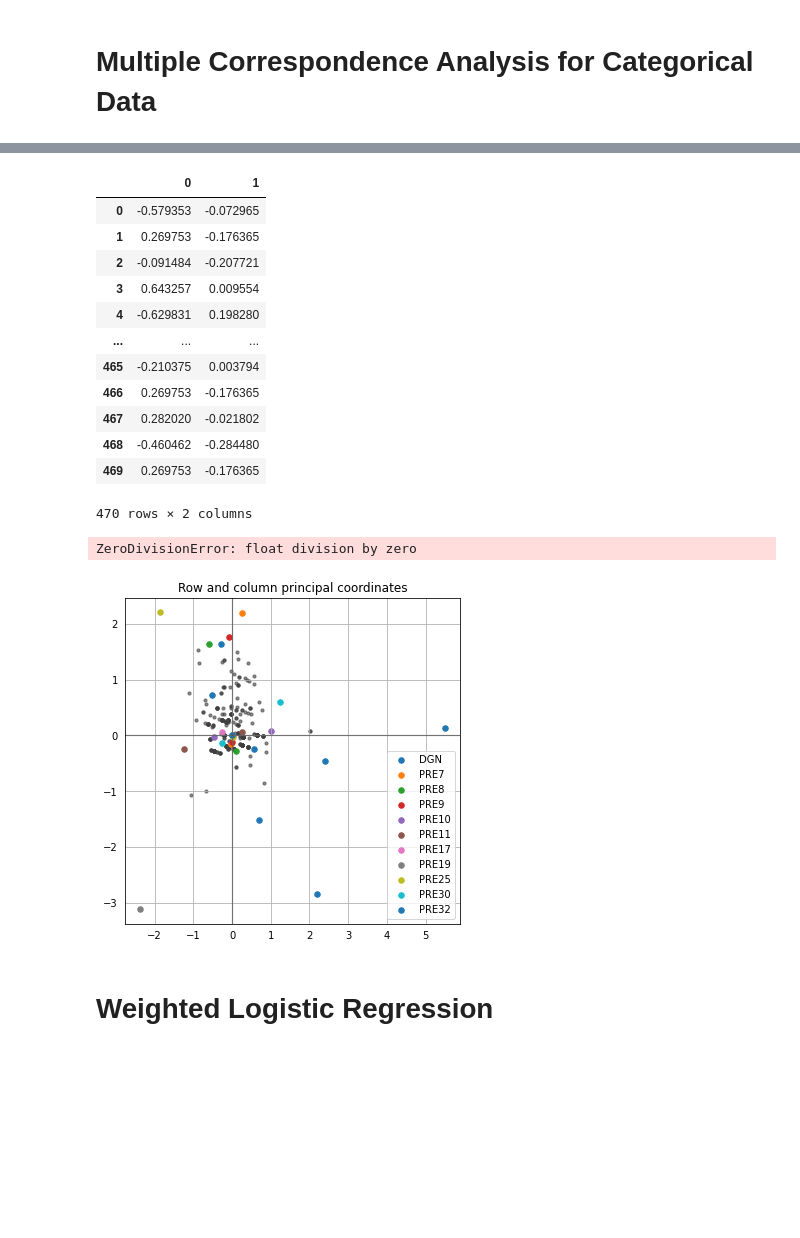
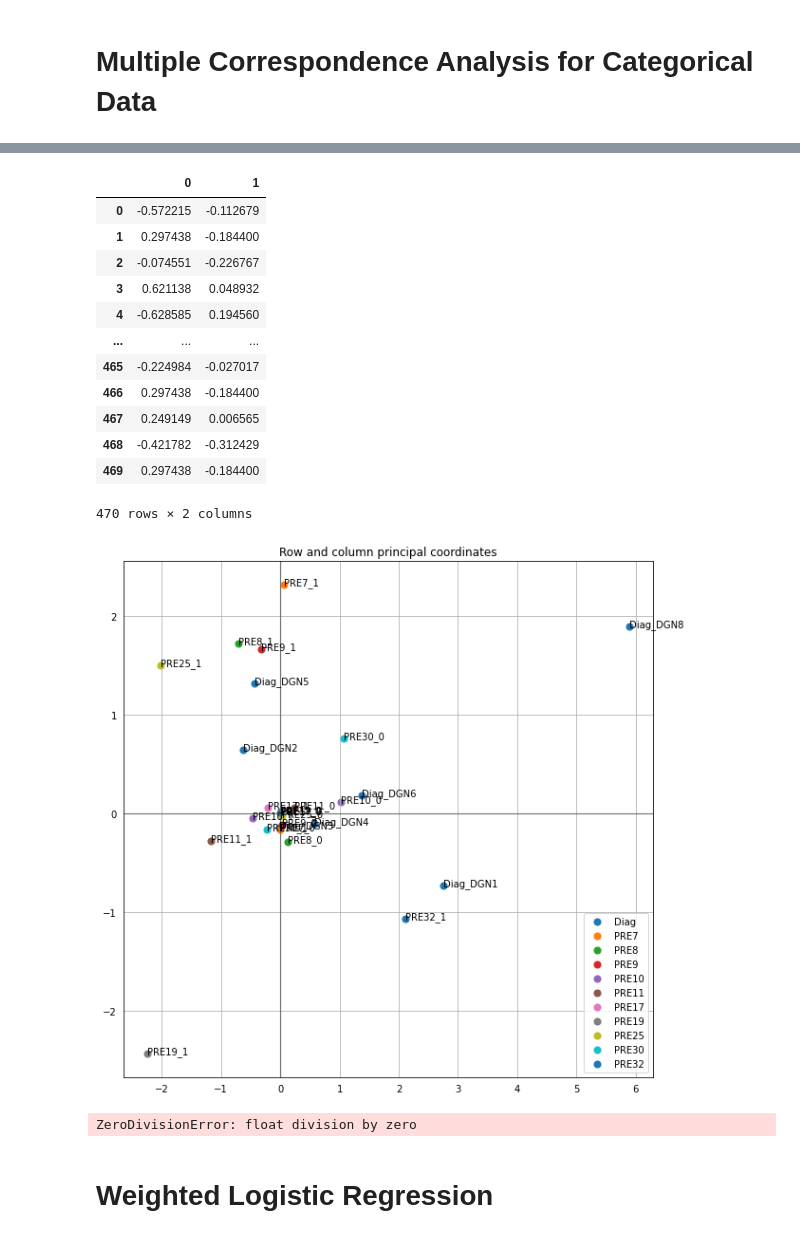
Before and after one commit to Robert-Lewis3/Springboard, a Jupyter notebook: CAPSTONE_2/CAPSTONE - Thoracic Surgery.ipynb, the cells around one changed output, grey strips where cells are left out. Drawn from its saved outputs; the diff is of its cells as text; code cells hidden in the pictures; blank space fills up the shorter version.

```diff
--- a/CAPSTONE_2/CAPSTONE - Thoracic Surgery.ipynb
+++ b/CAPSTONE_2/CAPSTONE - Thoracic Surgery.ipynb
@@ -345,0 +325,5 @@ X = df.drop(columns = ['PRE4', 'PRE5', 'PRE6', 'PRE14', 'AGE', 'Risk1Yr'])
+# %%
+X_new = pd.get_dummies(df, columns=['PRE7', 'PRE8', 'PRE9', 'PRE10', 'PRE11',
+       'PRE17', 'PRE19', 'PRE25', 'PRE30', 'PRE32'])
+X_new = X_new.drop(columns=['PRE4','PRE5','PRE6','PRE14','AGE','Risk1Yr'])
+X_new.head()
@@ -346,46 +359,50 @@ X = df.drop(columns = ['PRE4', 'PRE5', 'PRE6', 'PRE14', 'AGE', 'Risk1Yr'])
 # %%
-import prince
+# Running MCA
 
-mca = prince.MCA(
-     n_components=2,
-     n_iter=3,
-     copy=True,
-     check_input=True,
-     engine='auto',
-     random_state=42
- )
-mca = mca.fit(X)
-mca.transform(X)
+mca = MCA(n_components = 2, n_iter = 3, copy=True, check_input=True, random_state = 51)
+mca.fit(X_new)
+mca.transform(X_new)
 # %% [output]
 |  | 0 | 1 |
-| 0 | -0.579353 | -0.072965 |
-| 1 | 0.269753 | -0.176365 |
-| 2 | -0.091484 | -0.207721 |
-| 3 | 0.643257 | 0.009554 |
-| 4 | -0.629831 | 0.198280 |
+| 0 | -0.572215 | -0.112679 |
+| 1 | 0.297438 | -0.184400 |
+| 2 | -0.074551 | -0.226767 |
+| 3 | 0.621138 | 0.048932 |
+| 4 | -0.628585 | 0.194560 |
 | ... | ... | ... |
-| 465 | -0.210375 | 0.003794 |
-| 466 | 0.269753 | -0.176365 |
-| 467 | 0.282020 | -0.021802 |
-| 468 | -0.460462 | -0.284480 |
-| 469 | 0.269753 | -0.176365 |
+| 465 | -0.224984 | -0.027017 |
+| 466 | 0.297438 | -0.184400 |
+| 467 | 0.249149 | 0.006565 |
+| 468 | -0.421782 | -0.312429 |
+| 469 | 0.297438 | -0.184400 |
 470 rows × 2 columns
 # %%
-ax = mca.plot_coordinates(
-     X=X,
-     ax=None,
-     figsize=(6, 6),
-     show_row_points=True,
-     row_points_size=10,
-     show_row_labels=False,
-     show_column_points=True,
-     column_points_size=30,
-     show_column_labels=False,
-     legend_n_cols=1
+# Plotting components
+
+try:
+
+    ax = mca.plot_coordinates(
+         X=X_new,
+         ax=None,
+         figsize=(10, 10),
+         show_row_points=False,
+         row_points_size=8,
+         show_row_labels=False,
+         show_column_points=True,
+         column_points_size=50,
+         show_column_labels=True,
+         legend_n_cols=1
  )
+
+except:
+
+    ZeroDivisionError
 # %% [output]
-ZeroDivisionError: float division by zero
-[figure, old version]
+[figure, new version]
+# %%
+mca.explained_inertia_
+# %% [output]
+ZeroDivisionError: float division by zero
 # %% [markdown]
 # Weighted Logistic Regression
 # %% [markdown]
```
Also changed, not shown: parts of 61 cells of this notebook.
